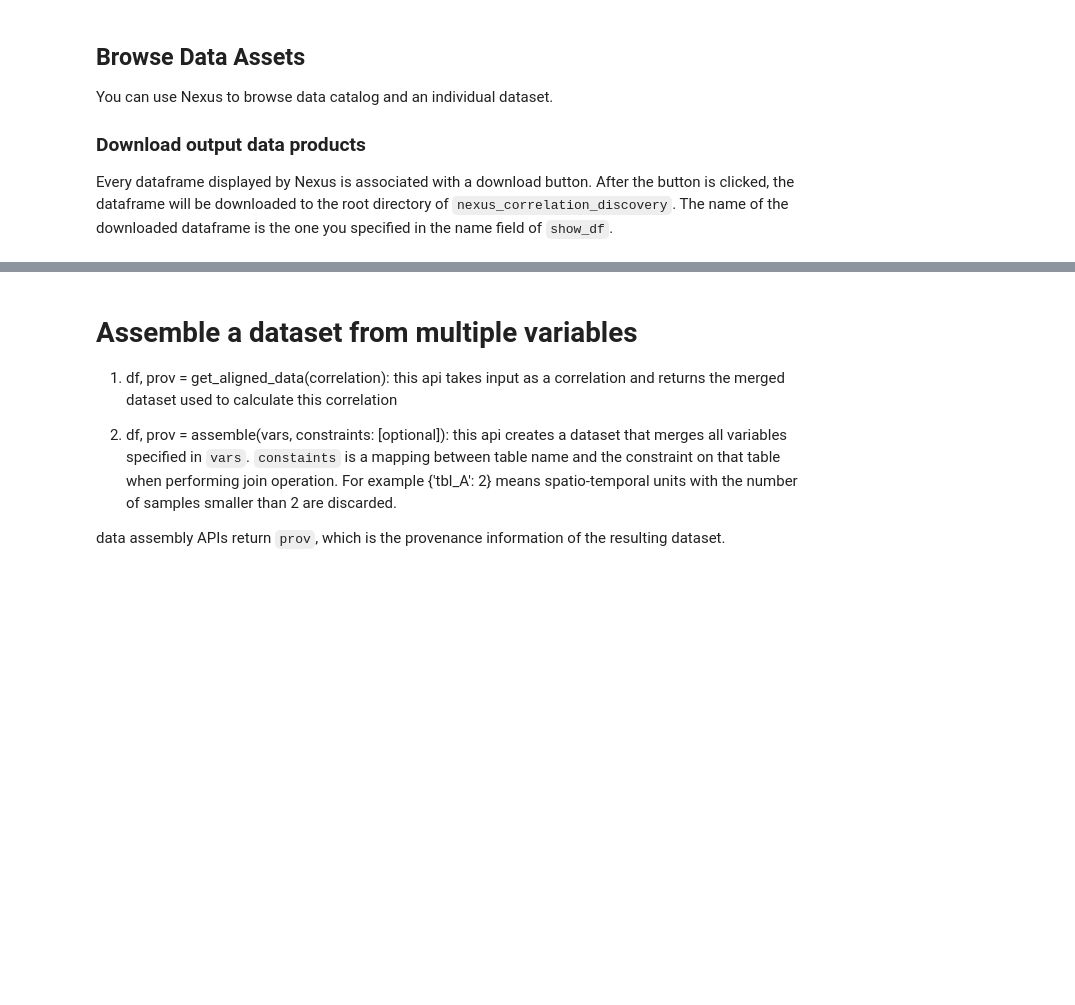
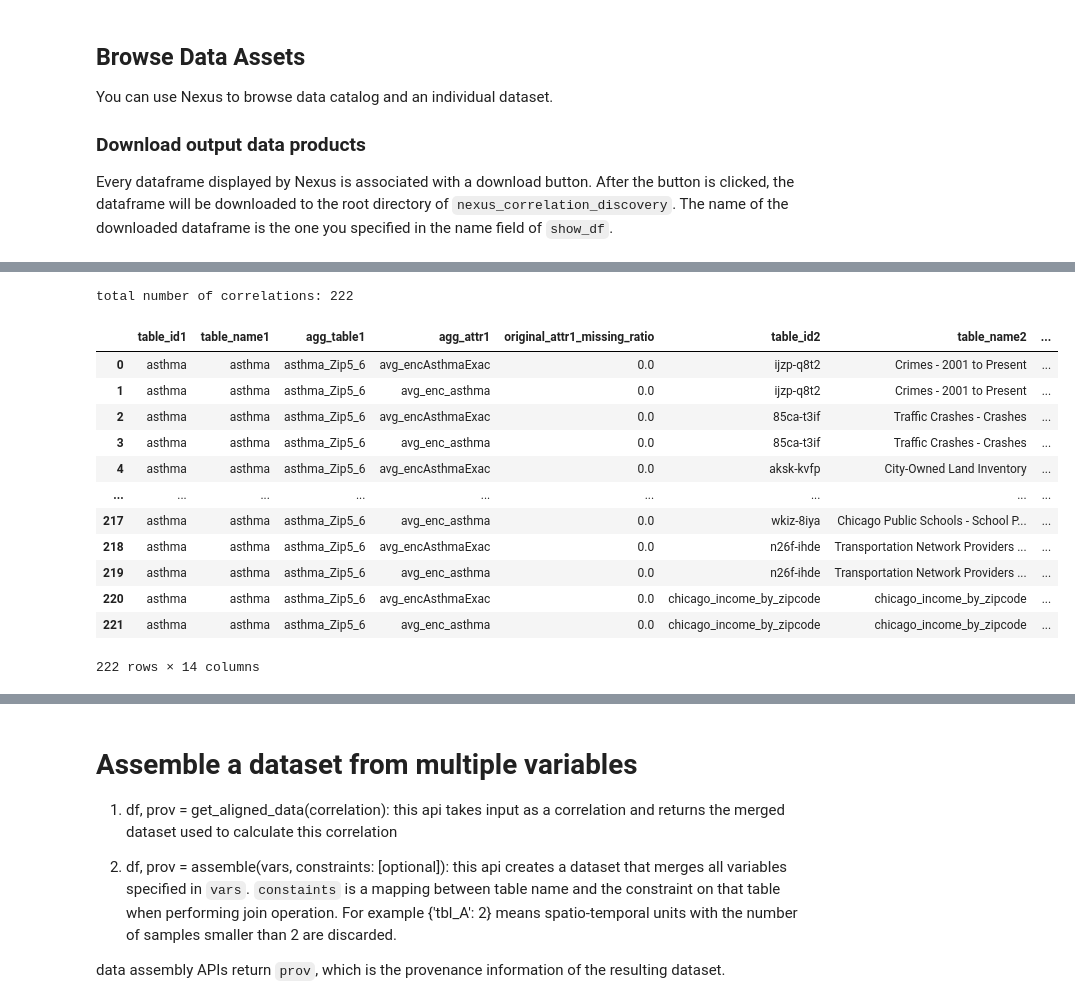
Before and after one commit to TheDataStation/nexus_correlation_discovery, a Jupyter notebook: demo/nexus_api.ipynb, the cells around one changed output, grey strips where cells are left out. Drawn from its saved outputs; the diff is of its cells as text; code cells hidden in the pictures; blank space fills up the shorter version.

```diff
--- a/demo/nexus_api.ipynb
+++ b/demo/nexus_api.ipynb
@@ -85,9 +89,27 @@ A list of of correlations, and each correlation has the following attributes.
 In this example, the input is the asthma dataset. We align the input with tables from Chicago open data and compute correlations. Tables from chicago open data originally have the spatial granularity of geo-coordinate. We aggregate them to the zipcode level and apply aggregate functions "avg" and "count". For example, if you see an attribute named "avg_basketball_courts", it means the original attribute is "basketball_courts" and function "avg" is applied. The attribute after aggregation is named "avg_basketball_courts". In the displayed dataframe, you can perform sorting on one dimension, filtering rows using keywords, and etc.
 # %%
 dataset = 'asthma'
-t_granu, s_granu = None, S_GRANU.ZIPCODE
-overlap_t = 5
-r_t = 0.5
-# you can change corr_type to 'spearman' or 'kendall'
-df = nexus_api.find_correlations_from(dataset, t_granu, s_granu, overlap_t, r_t, corr_type="pearson")
+# asthma data only has spatial attribute, thus the temporal granularity is set to ALL.
+temporal_granularity, spatial_granularity = TEMPORAL_GRANU.ALL, SPATIAL_GRANU.ZIPCODE
+overlap_threshold = 5
+correlation_threshold = 0.5
+# you can change correlation_type to 'spearman' or 'kendall'
+df = nexus_api.find_correlations_from(dataset, temporal_granularity, spatial_granularity,
+                                      overlap_threshold, correlation_threshold,
+                                      correlation_type="pearson")
 show_df(df, name='asthma_corrs', use_qgrid=use_qgrid)
+# %% [output]
+total number of correlations: 222
+|  | table_id1 | table_name1 | agg_table1 | agg_attr1 | original_attr1_missing_ratio | table_id2 | table_name2 | ... |
+| 0 | asthma | asthma | asthma_Zip5_6 | avg_encAsthmaExac | 0.0 | ijzp-q8t2 | Crimes - 2001 to Present | ... |
+| 1 | asthma | asthma | asthma_Zip5_6 | avg_enc_asthma | 0.0 | ijzp-q8t2 | Crimes - 2001 to Present | ... |
+| 2 | asthma | asthma | asthma_Zip5_6 | avg_encAsthmaExac | 0.0 | 85ca-t3if | Traffic Crashes - Crashes | ... |
+| 3 | asthma | asthma | asthma_Zip5_6 | avg_enc_asthma | 0.0 | 85ca-t3if | Traffic Crashes - Crashes | ... |
+| 4 | asthma | asthma | asthma_Zip5_6 | avg_encAsthmaExac | 0.0 | aksk-kvfp | City-Owned Land Inventory | ... |
+| ... | ... | ... | ... | ... | ... | ... | ... | ... |
+| 217 | asthma | asthma | asthma_Zip5_6 | avg_enc_asthma | 0.0 | wkiz-8iya | Chicago Public Schools - School P... | ... |
+| 218 | asthma | asthma | asthma_Zip5_6 | avg_encAsthmaExac | 0.0 | n26f-ihde | Transportation Network Providers ... | ... |
+| 219 | asthma | asthma | asthma_Zip5_6 | avg_enc_asthma | 0.0 | n26f-ihde | Transportation Network Providers ... | ... |
+| 220 | asthma | asthma | asthma_Zip5_6 | avg_encAsthmaExac | 0.0 | chicago_income_by_zipcode | chicago_income_by_zipcode | ... |
+| 221 | asthma | asthma | asthma_Zip5_6 | avg_enc_asthma | 0.0 | chicago_income_by_zipcode | chicago_income_by_zipcode | ... |
+222 rows × 14 columns
```
Also changed, not shown: parts of 9 cells of this notebook, 45 other files.
